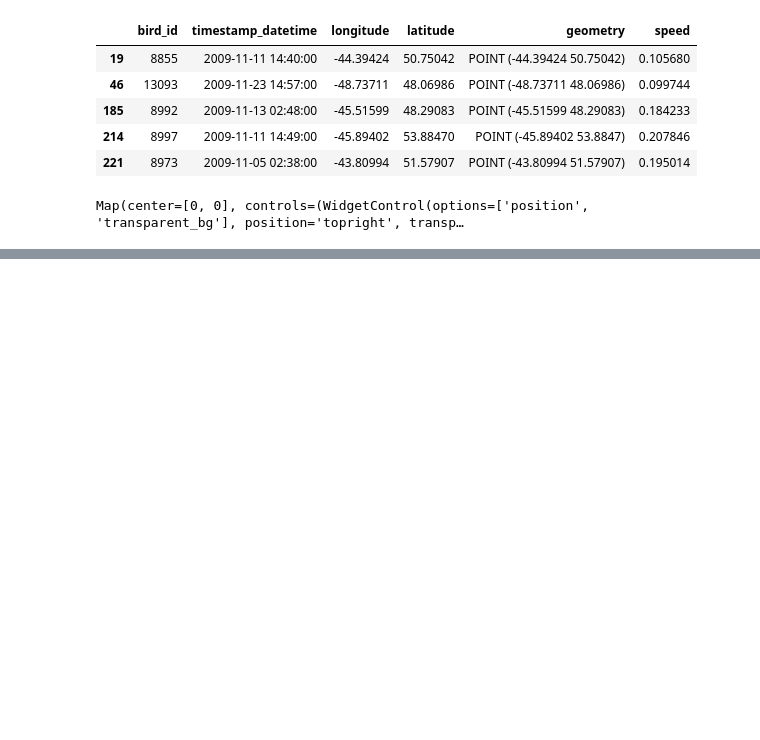
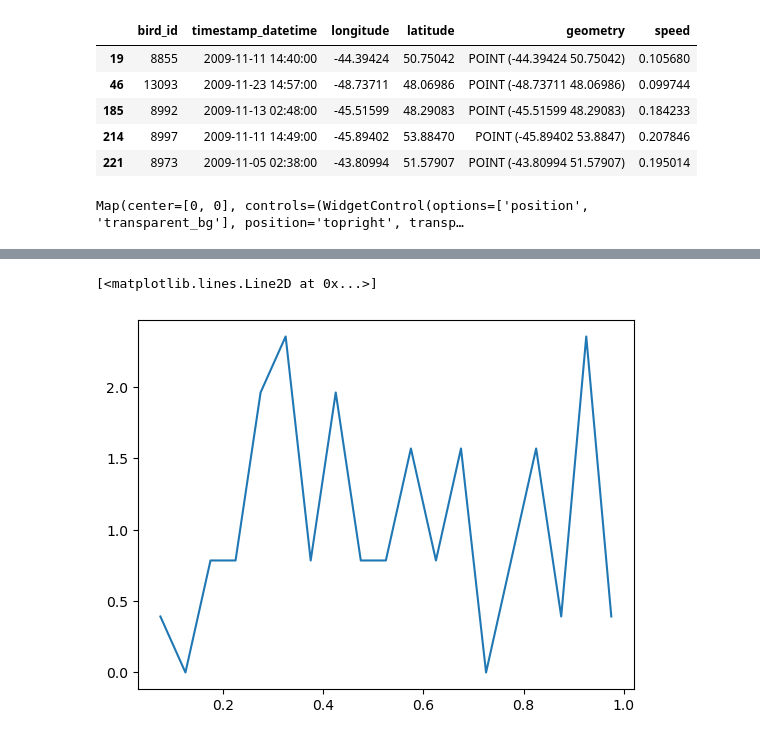
Before and after one commit to sblockhartzzero/GIS5201, a Jupyter notebook: project_code/gis5201_project_GEE_example4.ipynb, the cells around one changed output, grey strips where cells are left out. Drawn from its saved outputs; the diff is of its cells as text; code cells hidden in the pictures; blank space fills up the shorter version.

Commit message:
Finished getting histograms of chlor_a

```diff
--- a/project_code/gis5201_project_GEE_example4.ipynb
+++ b/project_code/gis5201_project_GEE_example4.ipynb
@@ -334,6 +334,7 @@ roi_this_stop = ee.Geometry.BBox(-49.0, 47.5, -48.0, 48.5)
 scale = 4000
 median_chlor_a_feature = get_chlor_a(image_oc_at_this_stop, roi_this_stop,scale)
 # %%
-this_median_chlor_a = median_chlor_a_feature.get('chlor_a')
+# Use getInfo to retrieve the value
+this_median_chlor_a = median_chlor_a_feature.get('chlor_a').getInfo()
 this_median_chlor_a
 # %% [output]
@@ -351,3 +359,0 @@ median_chlor_a_feature = get_chlor_a(image_oc_at_this_stop, roi_this_stop,scale)
-# %%
-this_median_chlor_a = median_chlor_a_feature.get('chlor_a')
-this_median_chlor_a
@@ -368,0 +429,3 @@ median_chlor_a_feature.get('chlor_a')
+# %%
+# Analyze stops
+chlor_a_array_stops = get_chlor_a_array(gdf_stops_combined)
@@ -368,0 +471,15 @@ median_chlor_a_feature.get('chlor_a')
+# %%
+# PDF (i.e. normalized histogram) of chlor_a_array_stops
+# Fixed bin_edges
+bin_edges= np.array([0.05, 0.1, 0.15 , 0.2, 0.25, 0.3,
+                     0.35, 0.4, 0.45,  0.5, 0.55, 0.6,
+                     0.65, 0.7, 0.75,  0.8, 0.85, 0.9,
+                     0.95, 1.0])
+densities_stops, bin_edges_stops = np.histogram(chlor_a_array_stops, bins=bin_edges,density=True)
+num_bin_edges_stops = len(bin_edges_stops)
+bin_centers_stops = bin_edges_stops[0:num_bin_edges_stops-1] + (np.diff(bin_edges_stops))/2
+#bin_centers_stops
+plt.plot(bin_centers_stops, densities_stops)
+# %% [output]
+[<matplotlib.lines.Line2D at 0x...>]
+[figure, added]
```
Also changed, not shown: parts of 14 cells of this notebook, 1 other file.
